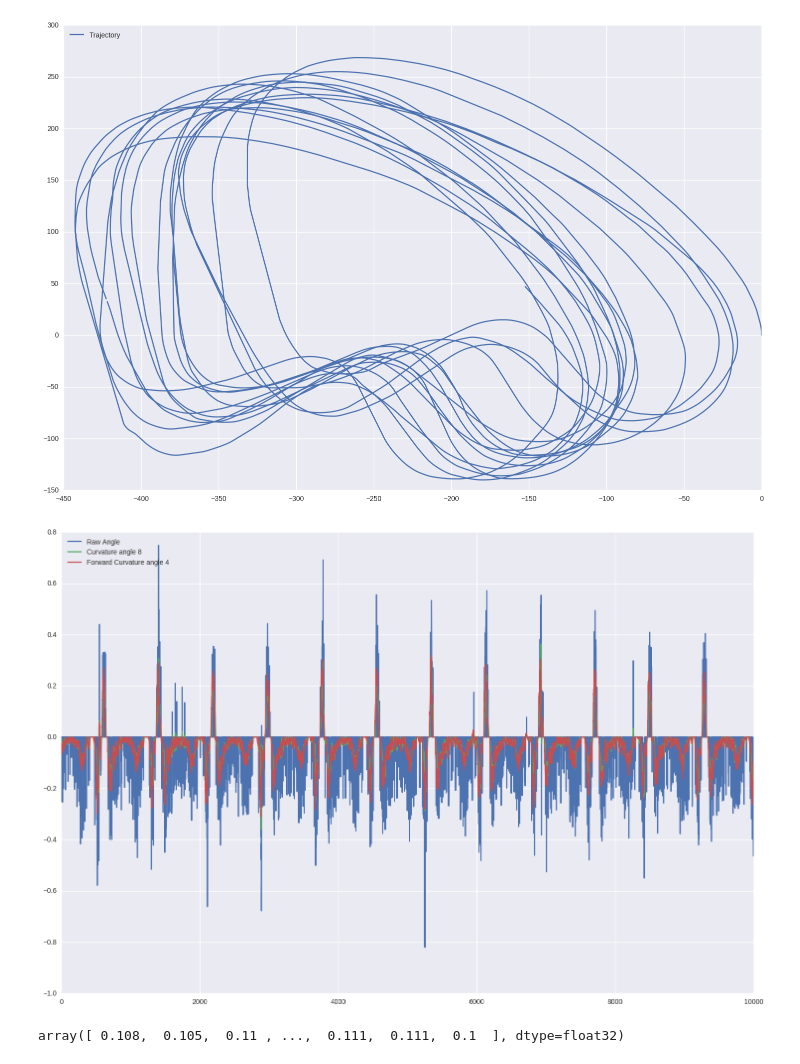
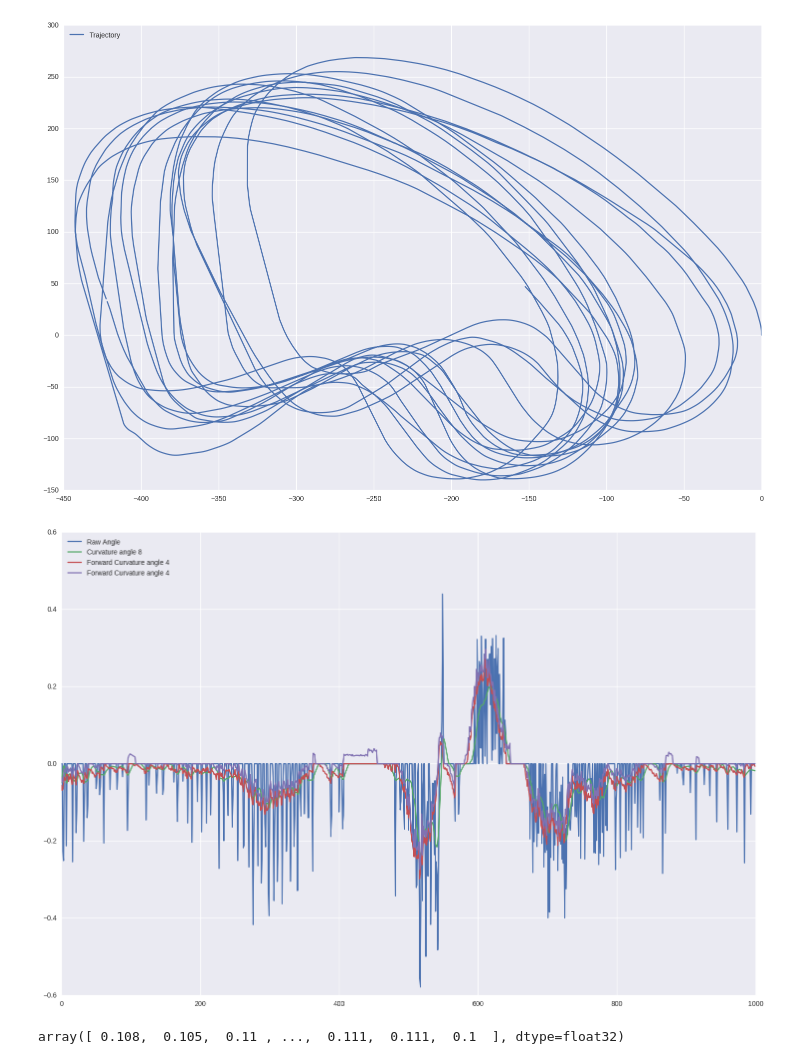
Before and after one commit to balancap/SDC-Behavioral-Cloning, a Jupyter notebook: behavioral-cloning.ipynb, the cells around one changed output. Cells and saved outputs as stored; diff of their text form; code cells hidden in the pictures.

```diff
--- a/behavioral-cloning.ipynb
+++ b/behavioral-cloning.ipynb
@@ -222,7 +222,7 @@ def angle_post(alpha, dt, speed, delta=1, offset=0.0, length=CAR_LENGTH):
     P2[mask, 1] = 0.0
 
     mask = (P1[:, 1] > P3[:, 1])
-    P1[mask, 1] = 0.0
+    P1[mask, 1] = P3[mask, 1]
 
     # Inverse curvature at zero.
     dvx = (P1 - P0) / factor
@@ -310,30 +310,30 @@ angle_fcv20, _ = angle_post(alpha, dt_array, speed, delta=20, length=5.9)
 angle_fcv40, _ = angle_post(alpha, dt_array, speed, delta=40, length=5.9)
 angle_fcv60, _ = angle_post(alpha, dt_array, speed, delta=60, length=5.9)
 
-angle_fcv402, _ = angle_post(alpha, dt_array, speed, delta=40, length=5.9, offset=2.)
+angle_fcv402, _ = angle_post(alpha, dt_array, speed, delta=40, length=5.9, offset=-2.)
 
 angle_mfcv4 = angle_post_mean(alpha, dt_array, speed, deltas=[3, 4, 5], length=5.9)
 angle_mfcv8 = angle_post_mean(alpha, dt_array, speed, deltas=[10, 15, 20, 25], length=5.9)
 # %%
-nb = 10000
+nb = 1000
 
 plt.plot(angle_raw[:nb], label='Raw Angle')
 # plt.plot(angle_cv1[:nb], label='Curvature angle 1')
 # plt.plot(angle_cv4[:nb], label='Curvature angle 2')
 # plt.plot(angle_cv4[:nb], label='Curvature angle 4')
 plt.plot(angle_cv4[:nb], label='Curvature angle 8')
 
 plt.plot(angle_fcv40[:nb], label='Forward Curvature angle 4')
-# plt.plot(angle_fcv402[:nb], label='Forward Curvature angle 4')
+plt.plot(angle_fcv402[:nb], label='Forward Curvature angle 4')
 # plt.plot(angle_fcv24[:nb], label='Forward Curvature angle 8')
 
 # plt.plot(angle_mfcv4[:nb], label='Forward Curvature angle 4')
 # plt.plot(angle_mfcv8[:nb], label='Forward Curvature angle 8')
 
 plt.legend(loc='upper left')
 plt.show()
 # %% [output]
-[figure, old version]
+[figure, new version]
 # %%
 dt_array
 # %% [output]
```
Also changed, not shown: 1 other file.
